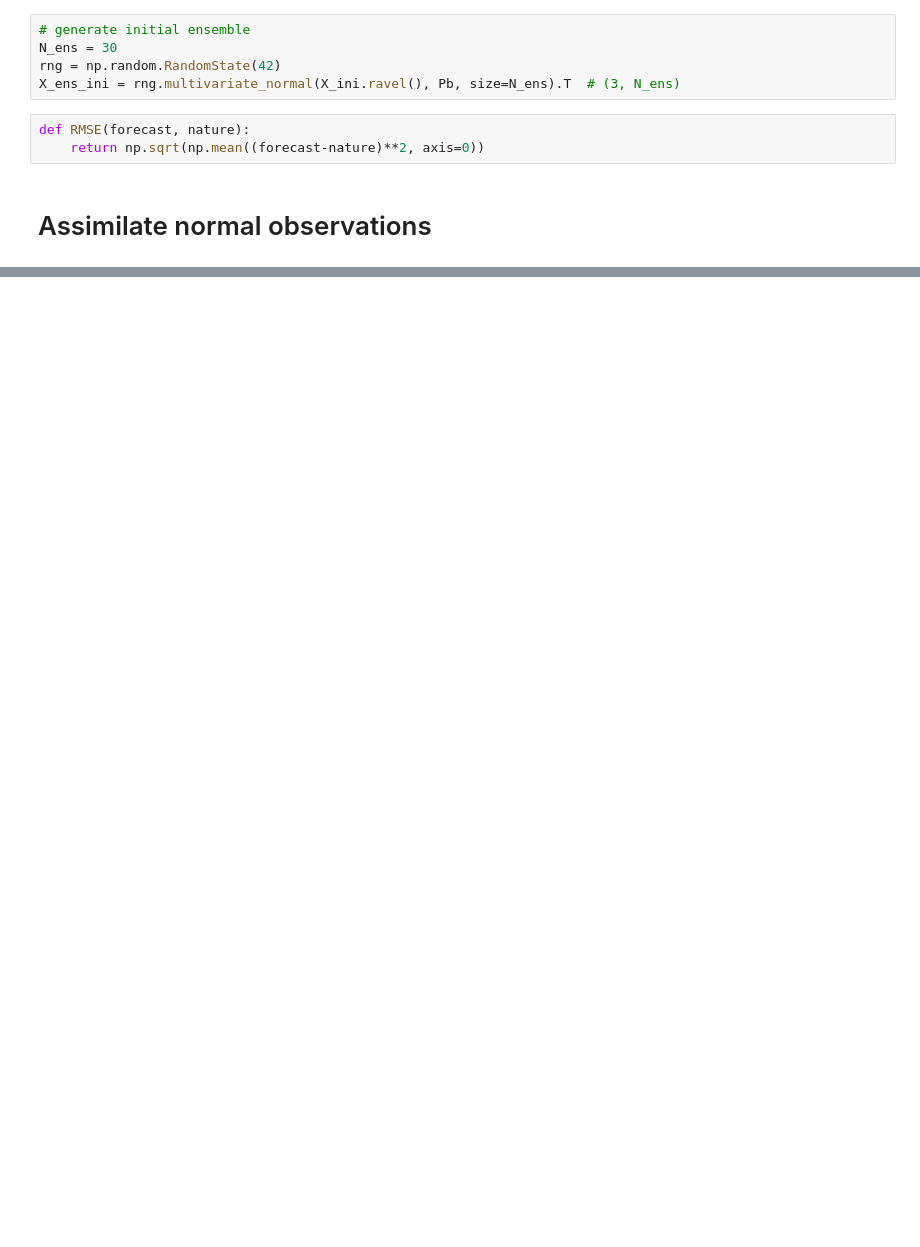
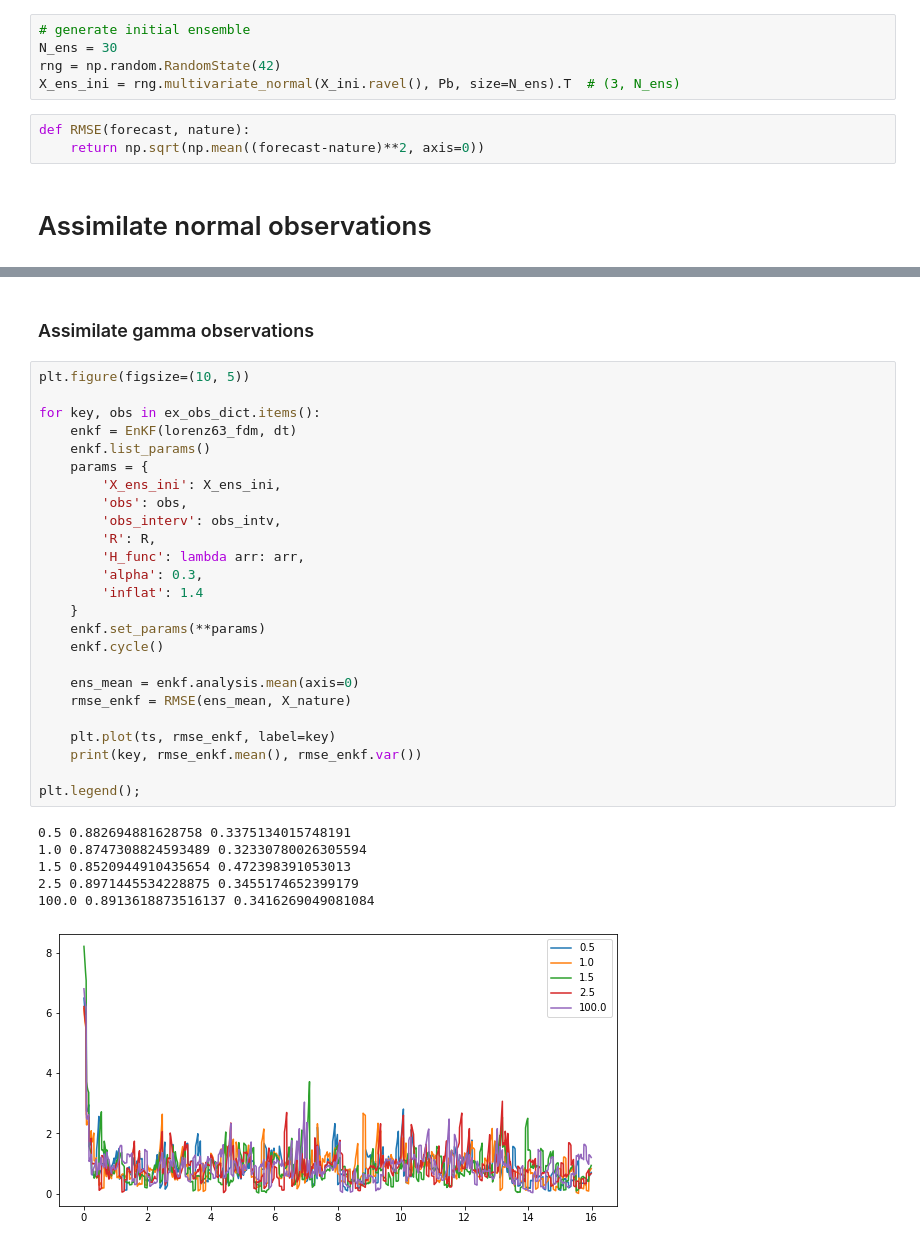
Before and after one commit to micky85lu/Data-Assimilation-Project, a Jupyter notebook: Untitled Folder/Experiment2_L63_EnKF.ipynb, the cells around one changed output, grey strips where cells are left out. Saved outputs shown, nothing was run; the diff lists cells and outputs as text; blank space fills up the shorter version.

```diff
--- a/Untitled Folder/Experiment2_L63_EnKF.ipynb
+++ b/Untitled Folder/Experiment2_L63_EnKF.ipynb
@@ -56,0 +99,34 @@ print(rmse_enkf.mean())
+# %% [markdown]
+### Assimilate gamma observations
+# %%
+plt.figure(figsize=(10, 5))
+
+for key, obs in ex_obs_dict.items():
+    enkf = EnKF(lorenz63_fdm, dt)
+    enkf.list_params()
+    params = {
+        'X_ens_ini': X_ens_ini,
+        'obs': obs,
+        'obs_interv': obs_intv,
+        'R': R,
+        'H_func': lambda arr: arr,
+        'alpha': 0.3,
+        'inflat': 1.4
+    }
+    enkf.set_params(**params)
+    enkf.cycle()
+
+    ens_mean = enkf.analysis.mean(axis=0)
+    rmse_enkf = RMSE(ens_mean, X_nature)
+
+    plt.plot(ts, rmse_enkf, label=key)
+    print(key, rmse_enkf.mean(), rmse_enkf.var())
+
+plt.legend();
+# %% [output]
+0.5 0.882694881628758 0.3375134015748191
+1.0 0.8747308824593489 0.32330780026305594
+1.5 0.8520944910435654 0.472398391053013
+2.5 0.8971445534228875 0.3455174652399179
+100.0 0.8913618873516137 0.3416269049081084
+[figure, added]
```
Also changed, not shown: parts of 23 cells of this notebook, 5 other files.
